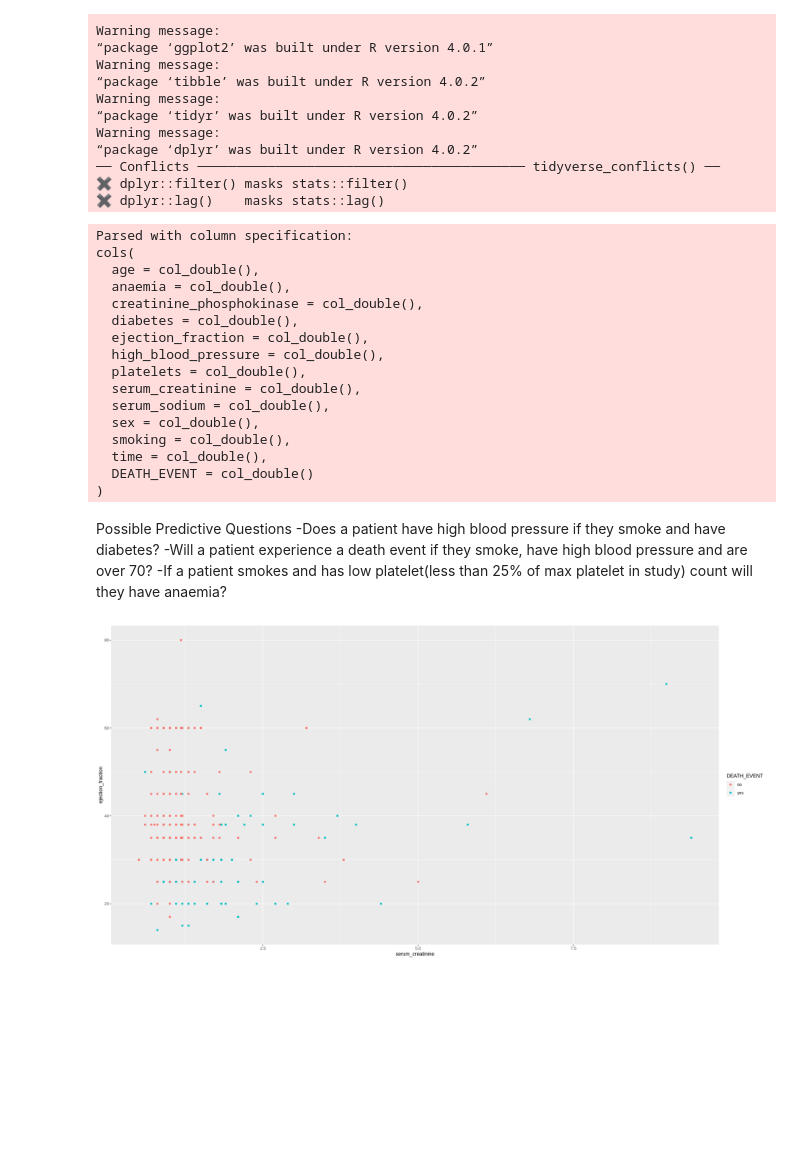
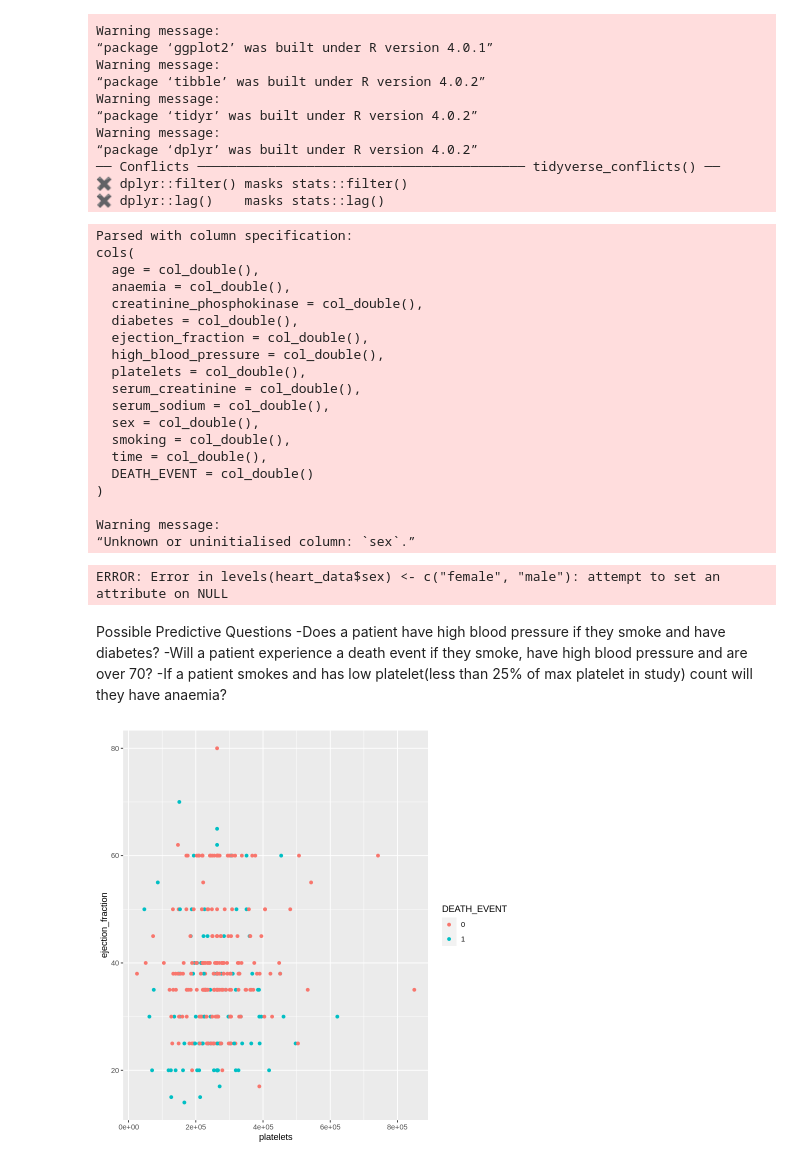
Before and after one commit to agoel25/Heart-Failure-Classifier, a Jupyter notebook: Proposal.ipynb, the cells around one changed output. Saved outputs shown, nothing was run; the diff lists cells and outputs as text; code cells hidden in the pictures; blank space fills up the shorter version.

Commit message:
Selected 3 variables and DEATH_EVENT

```diff
--- a/Proposal.ipynb
+++ b/Proposal.ipynb
@@ -36,7 +36,8 @@ heart_data <- read_csv(url)%>%
     mutate(DEATH_EVENT = as_factor(DEATH_EVENT))%>%
     mutate(high_blood_pressure = as_factor(high_blood_pressure))%>%
     mutate(diabetes = as_factor(diabetes))%>%
-    mutate(anaemia= as_factor(anaemia))
+    mutate(anaemia= as_factor(anaemia)) %>%
+    select(creatinine_phosphokinase, ejection_fraction, platelets, DEATH_EVENT)
 
 
 #creates factor levels for columns that make sense with column name
@@ -71,6 +72,10 @@ cols(
   time = col_double(),
   DEATH_EVENT = col_double()
 )
+
+Warning message:
+“Unknown or uninitialised column: `sex`.”
+ERROR: Error in levels(heart_data$sex) <- c("female", "male"): attempt to set an attribute on NULL
 # %% [markdown]
 Possible Predictive Questions
 -Does a patient have high blood pressure if they smoke and have diabetes?
@@ -79,12 +84,11 @@ Possible Predictive Questions
 # %%
 #example question if we were to look at how serum creatinine and ejection fraction can be used as predictors of a death event
 
 serum_data <- heart_data%>%
-    select(DEATH_EVENT, serum_creatinine, ejection_fraction)%>%
-    ggplot(aes(x = serum_creatinine, y = ejection_fraction, color = DEATH_EVENT))+
+    ggplot(aes(x = platelets, y = ejection_fraction, color = DEATH_EVENT))+
     geom_point()
 
 
 serum_data
 # %% [output]
-[figure, old version]
+[figure, new version]
```
Also changed, not shown: parts of 1 cell of this notebook.
